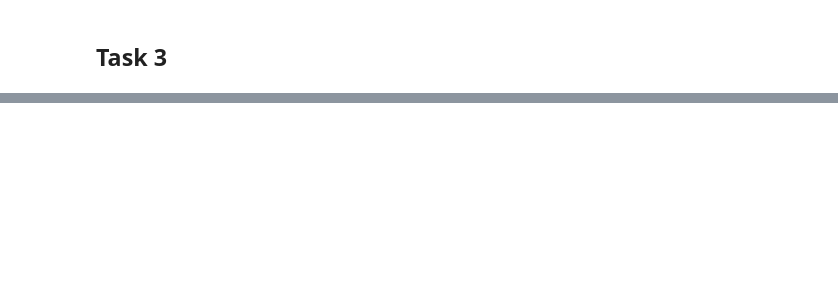
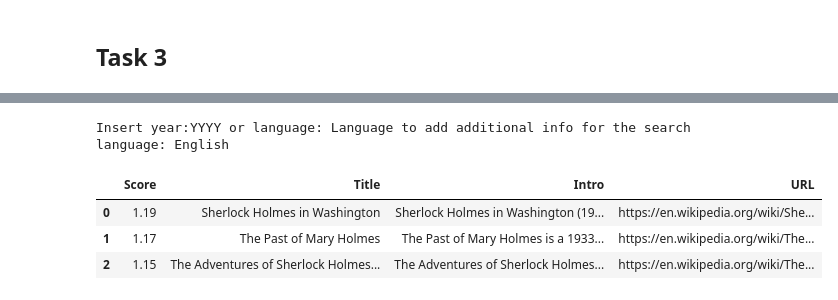
Before and after one commit to AntoCat93/HW3_G24, a Jupyter notebook: main.ipynb, the cells around one changed output, grey strips where cells are left out. Cells and saved outputs as stored; diff of their text form; code cells hidden in the pictures; blank space fills up the shorter version.

```diff
--- a/main.ipynb
+++ b/main.ipynb
@@ -118,0 +224,9 @@ search_3('disney dog', 10)
+# %%
+search_3('Sherlokc Holmes', 3)
+# %% [output]
+Insert year:YYYY or language: Language to add additional info for the search
+language: English
+|  | Score | Title | Intro | URL |
+| 0 | 1.19 | Sherlock Holmes in Washington | Sherlock Holmes in Washington (19... | https://en.wikipedia.org/wiki/She... |
+| 1 | 1.17 | The Past of Mary Holmes | The Past of Mary Holmes is a 1933... | https://en.wikipedia.org/wiki/The... |
+| 2 | 1.15 | The Adventures of Sherlock Holmes... | The Adventures of Sherlock Holmes... | https://en.wikipedia.org/wiki/The... |
```
Also changed, not shown: parts of 18 cells of this notebook, 3 other files.
